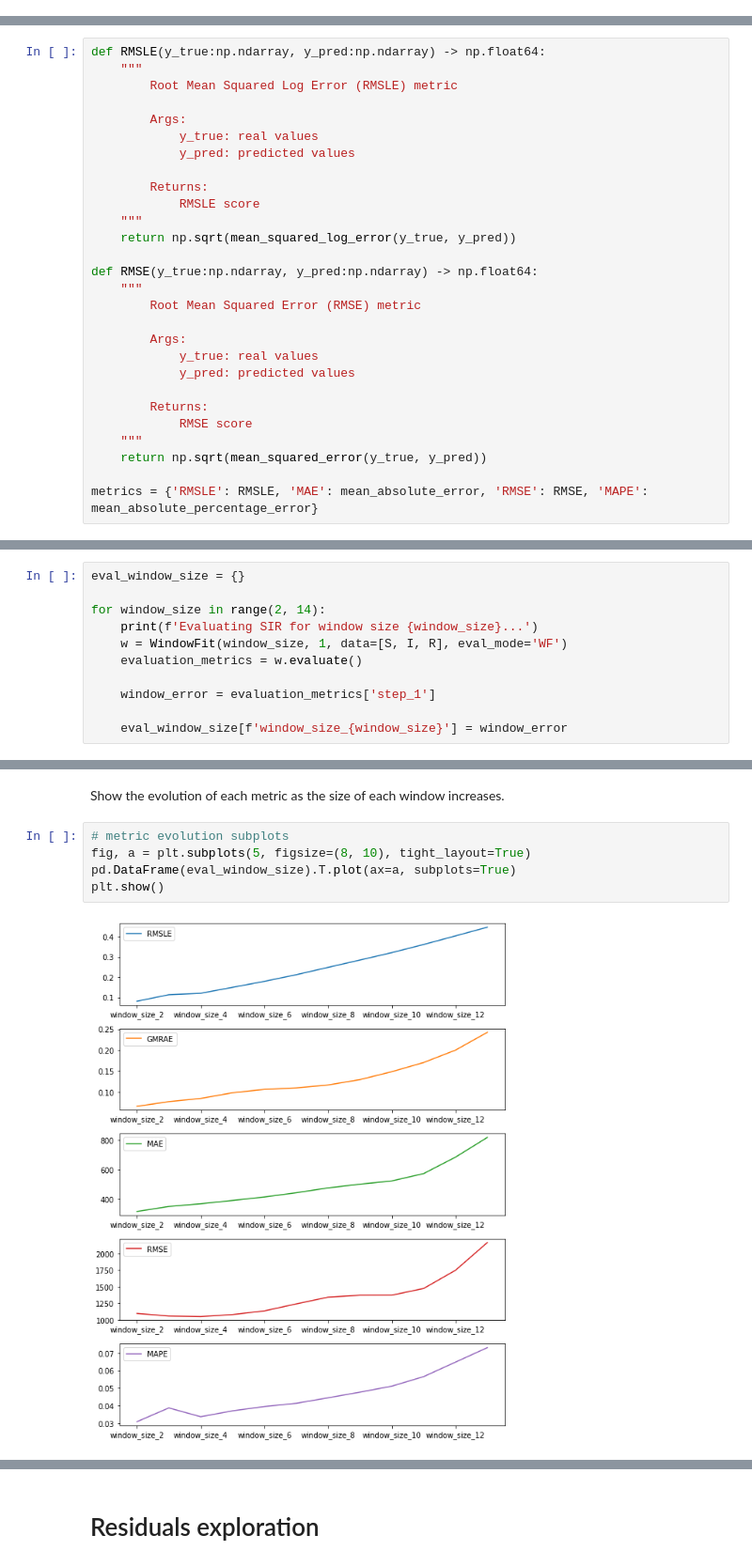
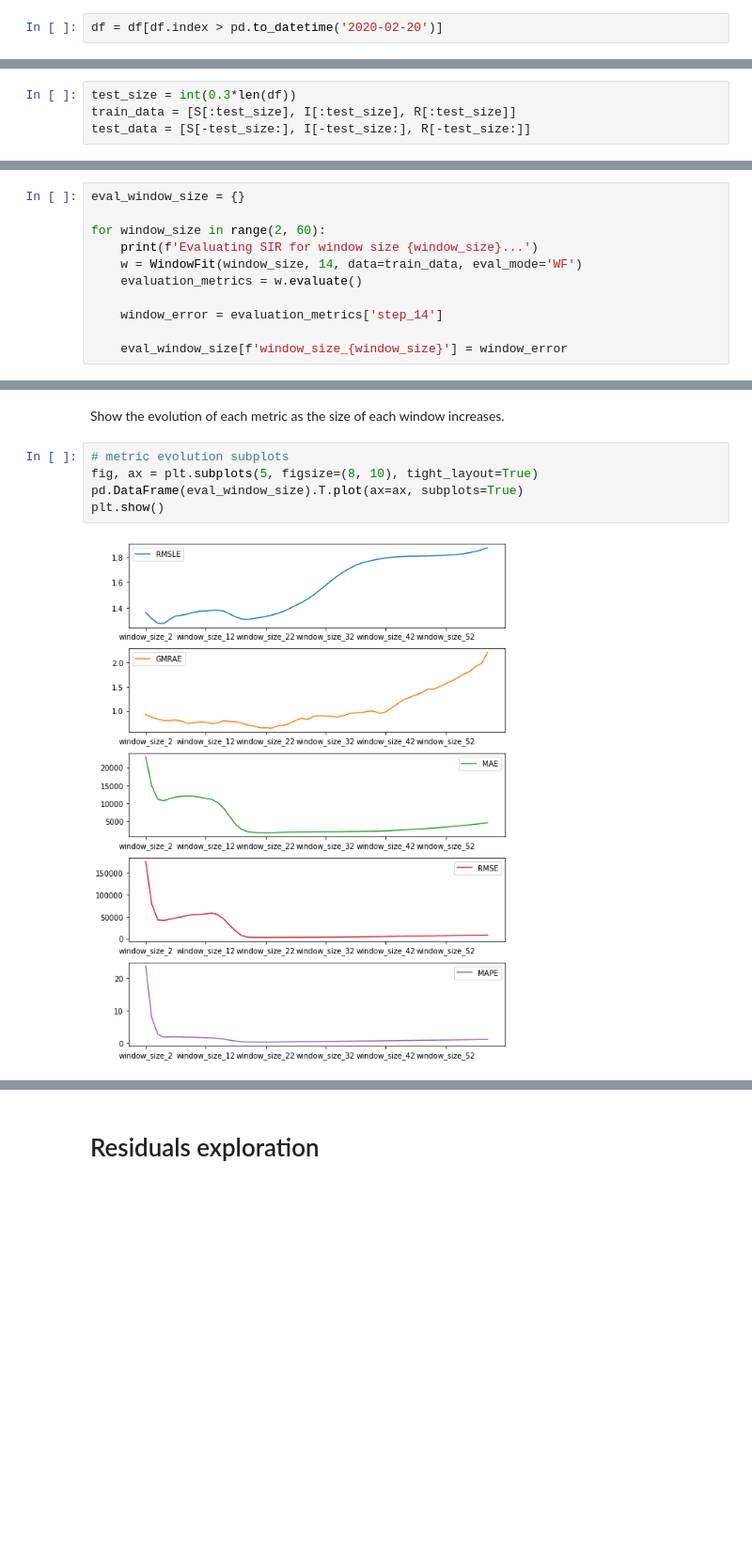
Before and after one commit to marialonsogar/COVID-Dynamics-Model-Comparison, a Jupyter notebook: modeling/sir-spain.ipynb, the cells around one changed output, grey strips where cells are left out. Shown: that part at 94% size. Drawn from its saved outputs; the diff is of its cells as text; blank space fills up the shorter version.

```diff
--- a/modeling/sir-spain.ipynb
+++ b/modeling/sir-spain.ipynb
@@ -56,6 +57,8 @@ df.head()
 | 2020-01-09 | 46796540 | 0.0 | 0.0 | 0.0 |
 | 2020-01-10 | 46796540 | 0.0 | 0.0 | 0.0 |
 | 2020-01-11 | 46796540 | 0.0 | 0.0 | 0.0 |
+# %%
+df = df[df.index > pd.to_datetime('2020-02-20')]
 # %% [markdown]
 ## Prepare data
 # %% [markdown]
@@ -110,34 +113,6 @@ For easy of analysis, the class WindowFit is defined. Given all data, the class
 For sake of comparison, a baseline or benchmark to beat has been defined. The baseline is taken by predicting for time t+1 the value of t, i.e., repeating the last value.
 # %% [markdown]
 ## Metrics
-# %%
-def RMSLE(y_true:np.ndarray, y_pred:np.ndarray) -> np.float64:
-    """
-        Root Mean Squared Log Error (RMSLE) metric
-
-        Args:
-            y_true: real values
-            y_pred: predicted values
-
-        Returns:
-            RMSLE score
-    """
-    return np.sqrt(mean_squared_log_error(y_true, y_pred))
-
-def RMSE(y_true:np.ndarray, y_pred:np.ndarray) -> np.float64:
-    """
-        Root Mean Squared Error (RMSE) metric
-
-        Args:
-            y_true: real values
-            y_pred: predicted values
-
-        Returns:
-            RMSE score
-    """
-    return np.sqrt(mean_squared_error(y_true, y_pred))
-
-metrics = {'RMSLE': RMSLE, 'MAE': mean_absolute_error, 'RMSE': RMSE, 'MAPE': mean_absolute_percentage_error}
 # %%
 class WindowFit:
 
@@ -368,2 +335,6 @@ plt.show()
+# %%
+test_size = int(0.3*len(df))
+train_data = [S[:test_size], I[:test_size], R[:test_size]]
+test_data = [S[-test_size:], I[-test_size:], R[-test_size:]]
 # %%
 # evaluate the model
@@ -386,12 +358,12 @@ The code below evaluates the results for different window sizes and the table hi
 # %%
 eval_window_size = {}
 
-for window_size in range(2, 14):
+for window_size in range(2, 60):
     print(f'Evaluating SIR for window size {window_size}...')
-    w = WindowFit(window_size, 1, data=[S, I, R], eval_mode='WF')
+    w = WindowFit(window_size, 14, data=train_data, eval_mode='WF')
     evaluation_metrics = w.evaluate()
 
-    window_error = evaluation_metrics['step_1']
+    window_error = evaluation_metrics['step_14']
 
     eval_window_size[f'window_size_{window_size}'] = window_error
 # %% [output]
@@ -421,8 +398,8 @@ pd.DataFrame(eval_window_size).style.highlight_min(axis=1)
 Show the evolution of each metric as the size of each window increases.
 # %%
 # metric evolution subplots
-fig, a = plt.subplots(5, figsize=(8, 10), tight_layout=True)
-pd.DataFrame(eval_window_size).T.plot(ax=a, subplots=True)
+fig, ax = plt.subplots(5, figsize=(8, 10), tight_layout=True)
+pd.DataFrame(eval_window_size).T.plot(ax=ax, subplots=True)
 plt.show()
 # %% [output]
-[figure, old version]
+[figure, new version]
```
Also changed, not shown: parts of 26 cells of this notebook, 1 other file.
